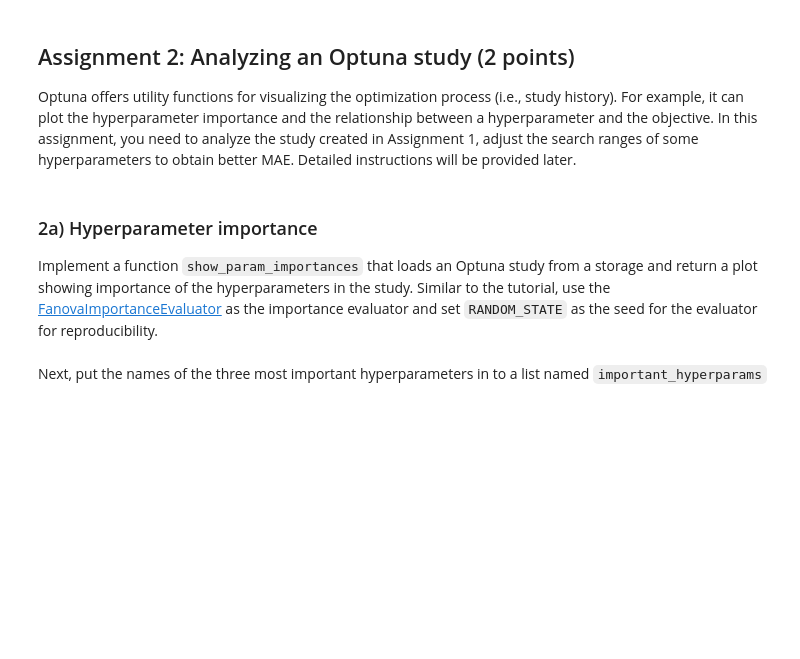
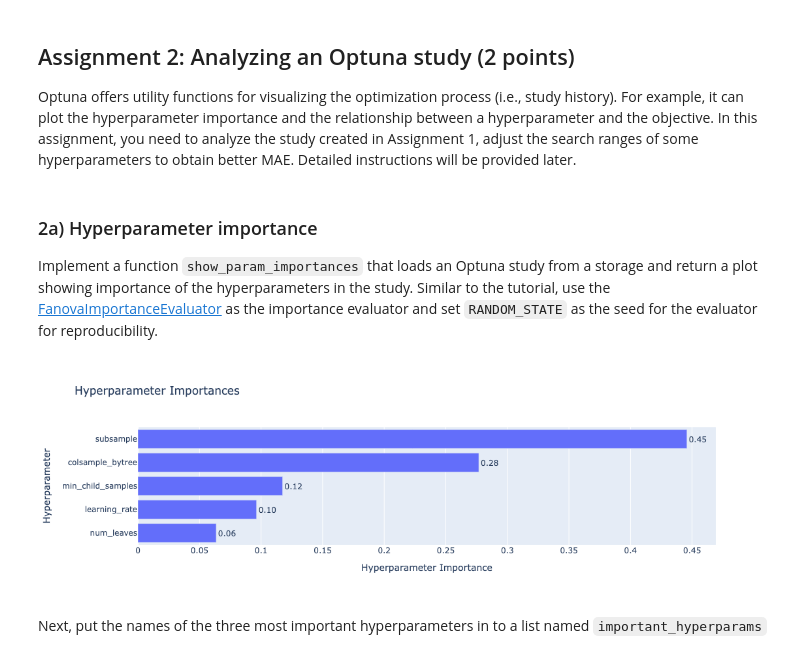
Before and after one commit to pavlovus/3_hpo, a Jupyter notebook: week3_assignments.ipynb, the cells around one changed output. Cells and saved outputs as stored; diff of their text form; code cells hidden in the pictures; blank space fills up the shorter version.

```diff
--- a/week3_assignments.ipynb
+++ b/week3_assignments.ipynb
@@ -139,7 +162,30 @@ def objective_func(trial):
     # Evaluate the model using the test dataset
     # Return the evaluation metric
     ### START CODE HERE
-    raise NotImplementedError()
+    n_estimators = 1000
+    learning_rate = trial.suggest_float("learning_rate", 0.001, 0.1, log=True)
+    subsample = trial.suggest_float("subsample", 0.05, 0.5)
+    subsample_freq = 1
+    colsample_bytree = trial.suggest_float("colsample_bytree", 0.05, 0.5)
+    min_child_samples = trial.suggest_int("min_child_samples", 20, 100)
+    num_leaves = trial.suggest_int("num_leaves", 2, 2**10)
+    random_state = RANDOM_SEED
+
+    model = lgb.LGBMRegressor(
+        n_estimators=n_estimators,
+        learning_rate=learning_rate,
+        subsample=subsample,
+        subsample_freq=subsample_freq,
+        colsample_bytree=colsample_bytree,
+        min_child_samples=min_child_samples,
+        num_leaves=num_leaves,
+        random_state=random_state,
+        verbose=-1
+    )
+    model.fit(train_x, train_y)
+
+    y_pred = model.predict(test_x)
+    return mean_absolute_error(test_y, y_pred)
     ### END CODE HERE
 
 def run_study(study_name: str, storage: str, objective_func: callable, n_trials: int) -> optuna.study.Study:
@@ -159,7 +205,14 @@ def run_study(study_name: str, storage: str, objective_func: callable, n_trials:
 
     # TODO: Create (and run) the study and record the history in the storage
     ### START CODE HERE
-    raise NotImplementedError()
+    study = optuna.create_study(
+        study_name=study_name,
+        storage=storage,
+        sampler=optuna.samplers.TPESampler(seed=RANDOM_SEED),
+        direction="minimize"
+    )
+    study.optimize(objective_func, n_trials=n_trials)
+    return study
     ### END CODE HERE
 # %%
 # Assign "lgbm-wine-1" as the study_name to the Optuna study in the first assignment.
@@ -222,20 +295,24 @@ Implement a function `show_param_importances` that loads an Optuna study from a
 # %%
 # Plot the hyperparameter importance
 def show_param_importances(study_name: str, storage: str) -> plotly.graph_objs.Figure:
     """
     Plot the hyperparameter importance of a study.
     Args:
         study_name: The name of the study.
         storage: The URI of the storage used to save the study history.
     Returns:
         A plotly Figure object.
     """
     ### START CODE HERE
-    raise NotImplementedError()
+    study = optuna.load_study(study_name=study_name, storage=storage)
+    evaluator = optuna.importance.FanovaImportanceEvaluator(seed=RANDOM_SEED)
+    return optuna.visualization.plot_param_importances(study, evaluator=evaluator)
     ### END CODE HERE
 
 param_importance_fig_wine = show_param_importances(study_name=study_name_1, storage=storage)
 param_importance_fig_wine.show()
+# %% [output]
+[figure, added]
 # %% [markdown]
 Next, put the names of the three most important hyperparameters in to a list named `important_hyperparams`
 # %%
```
Also changed, not shown: parts of 22 cells of this notebook, 2 other files.
